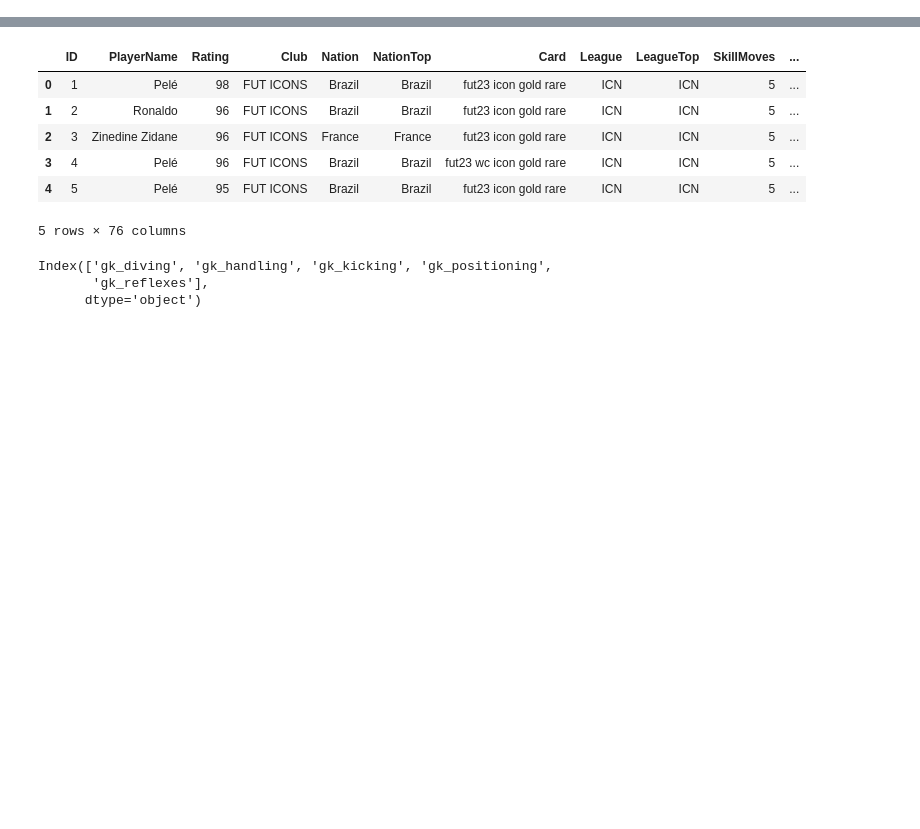
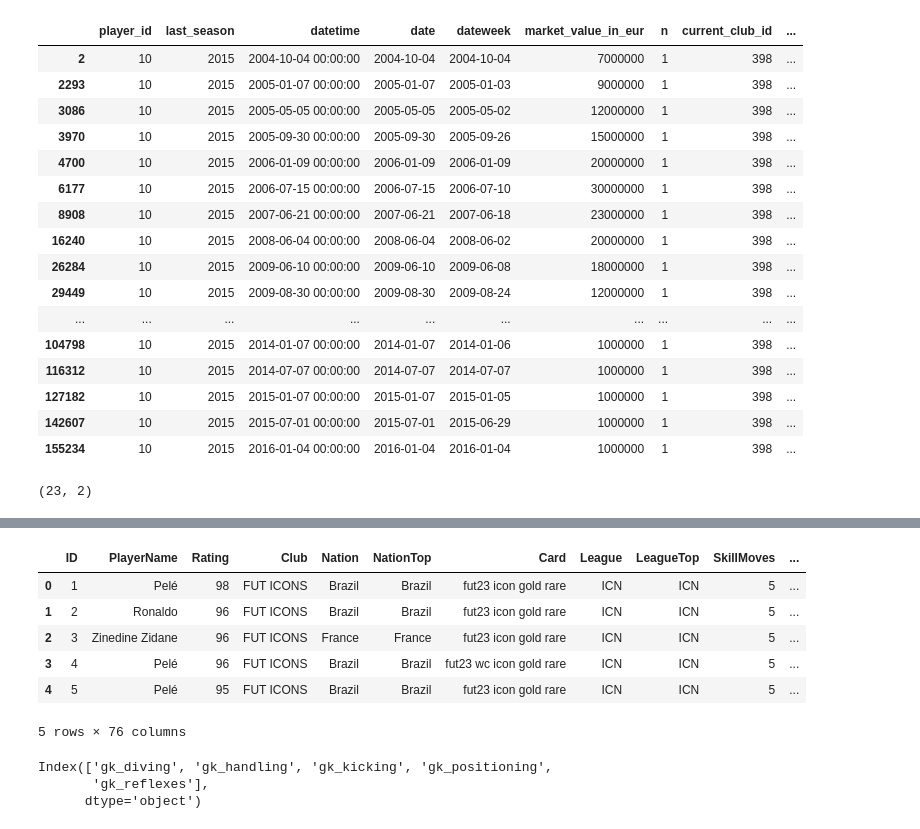
Before and after one commit to brandon-ds/siads593-M1, a Jupyter notebook: notebooks/brandon-eda.ipynb, the cells around one changed output, grey strips where cells are left out. Saved outputs shown, nothing was run; the diff lists cells and outputs as text; code cells hidden in the pictures; blank space fills up the shorter version.

```diff
--- a/notebooks/brandon-eda.ipynb
+++ b/notebooks/brandon-eda.ipynb
@@ -9,0 +24,33 @@ import datetime
+# %%
+#  player_valuations_df where player id = 10
+player_valuations_df[player_valuations_df['player_id'] == 10]
+# %% [output]
+|  | player_id | last_season | datetime | date | dateweek | market_value_in_eur | n | current_club_id | ... |
+| 2 | 10 | 2015 | 2004-10-04 00:00:00 | 2004-10-04 | 2004-10-04 | 7000000 | 1 | 398 | ... |
+| 2293 | 10 | 2015 | 2005-01-07 00:00:00 | 2005-01-07 | 2005-01-03 | 9000000 | 1 | 398 | ... |
+| 3086 | 10 | 2015 | 2005-05-05 00:00:00 | 2005-05-05 | 2005-05-02 | 12000000 | 1 | 398 | ... |
+| 3970 | 10 | 2015 | 2005-09-30 00:00:00 | 2005-09-30 | 2005-09-26 | 15000000 | 1 | 398 | ... |
+| 4700 | 10 | 2015 | 2006-01-09 00:00:00 | 2006-01-09 | 2006-01-09 | 20000000 | 1 | 398 | ... |
+| 6177 | 10 | 2015 | 2006-07-15 00:00:00 | 2006-07-15 | 2006-07-10 | 30000000 | 1 | 398 | ... |
+| 8908 | 10 | 2015 | 2007-06-21 00:00:00 | 2007-06-21 | 2007-06-18 | 23000000 | 1 | 398 | ... |
+| 16240 | 10 | 2015 | 2008-06-04 00:00:00 | 2008-06-04 | 2008-06-02 | 20000000 | 1 | 398 | ... |
+| 26284 | 10 | 2015 | 2009-06-10 00:00:00 | 2009-06-10 | 2009-06-08 | 18000000 | 1 | 398 | ... |
+| 29449 | 10 | 2015 | 2009-08-30 00:00:00 | 2009-08-30 | 2009-08-24 | 12000000 | 1 | 398 | ... |
+| ... | ... | ... | ... | ... | ... | ... | ... | ... | ... |
+| 104798 | 10 | 2015 | 2014-01-07 00:00:00 | 2014-01-07 | 2014-01-06 | 1000000 | 1 | 398 | ... |
+| 116312 | 10 | 2015 | 2014-07-07 00:00:00 | 2014-07-07 | 2014-07-07 | 1000000 | 1 | 398 | ... |
+| 127182 | 10 | 2015 | 2015-01-07 00:00:00 | 2015-01-07 | 2015-01-05 | 1000000 | 1 | 398 | ... |
+| 142607 | 10 | 2015 | 2015-07-01 00:00:00 | 2015-07-01 | 2015-06-29 | 1000000 | 1 | 398 | ... |
+| 155234 | 10 | 2015 | 2016-01-04 00:00:00 | 2016-01-04 | 2016-01-04 | 1000000 | 1 | 398 | ... |
+# %%
+# Count the number of entries for player ID 10 with last_season as 2015
+count_last_season_2015 = player_valuations_df[(player_valuations_df['player_id'] == 10) &
+                                              (player_valuations_df['last_season'] == 2015)].shape[0]
+
+# Count the number of entries for player ID 10 with datetime from the year 2015
+count_datetime_2015 = player_valuations_df[(player_valuations_df['player_id'] == 10) &
+                                           (player_valuations_df['datetime'].str.contains('2015'))].shape[0]
+
+count_last_season_2015, count_datetime_2015
+# %% [output]
+(23, 2)
```
Also changed, not shown: parts of 8 cells of this notebook, 1 other file.
